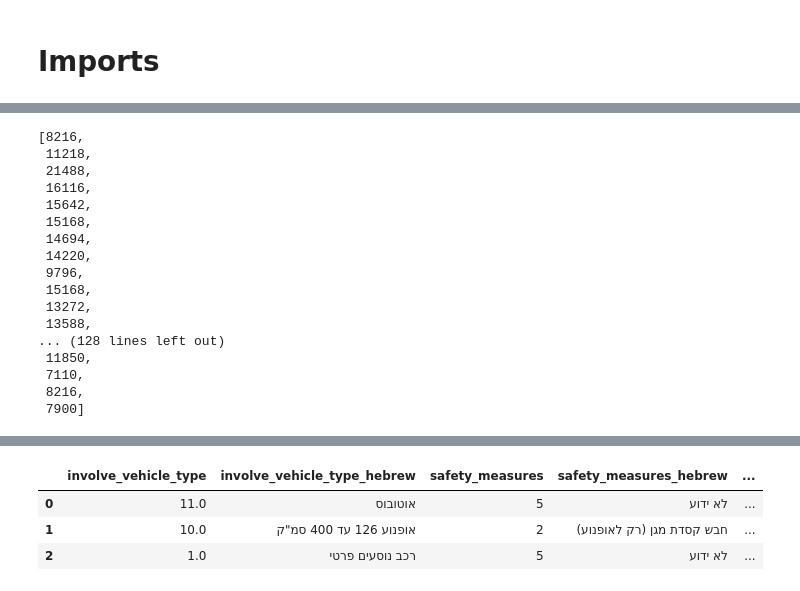
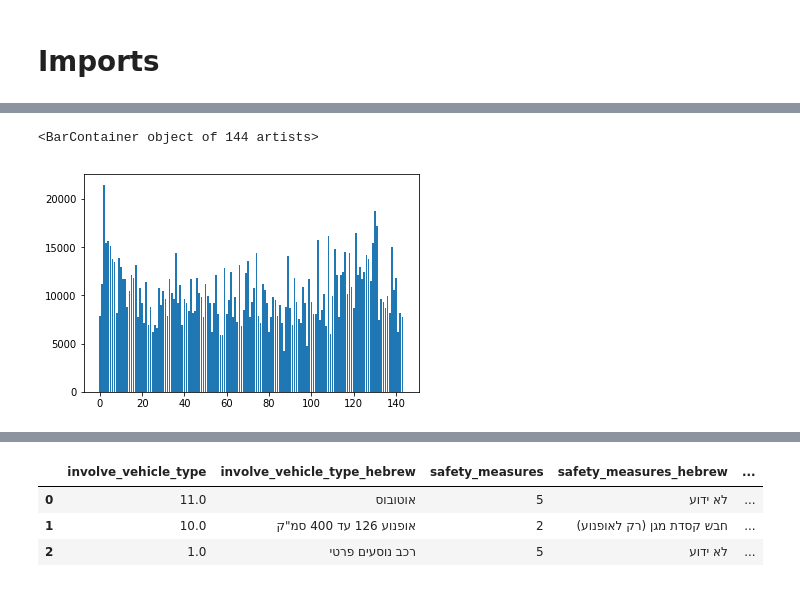
Before and after one commit to Yaminbens/Anyway, a Jupyter notebook: TemporalDifferences.ipynb, the cells around one changed output, grey strips where cells are left out. Drawn from its saved outputs; the diff is of its cells as text; code cells hidden in the pictures.

```diff
--- a/TemporalDifferences.ipynb
+++ b/TemporalDifferences.ipynb
@@ -70,23 +95,8 @@ matplotlib.pyplot.bar(np.arange(len(acclist)),acclist)
-# %%
-acclist
-# %% [output]
-[8216,
- 11218,
- 21488,
- 16116,
- 15642,
- 15168,
- 14694,
- 14220,
- 9796,
- 15168,
- 13272,
- 13588,
-... (128 lines left out)
- 11850,
- 7110,
- 8216,
- 7900]
+# %%
+matplotlib.pyplot.bar(np.arange(len(acclist[2])),acclist[2])
+# %% [output]
+<BarContainer object of 144 artists>
+[figure, added]
 # %%
 !conda install -c conda-forge folium
 # %%
```
Also changed, not shown: parts of 14 cells of this notebook.
